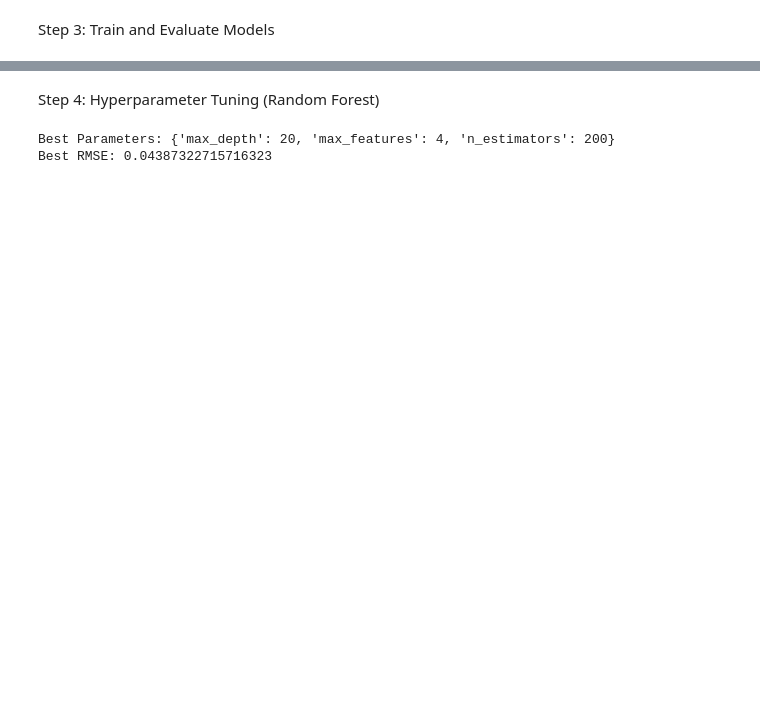
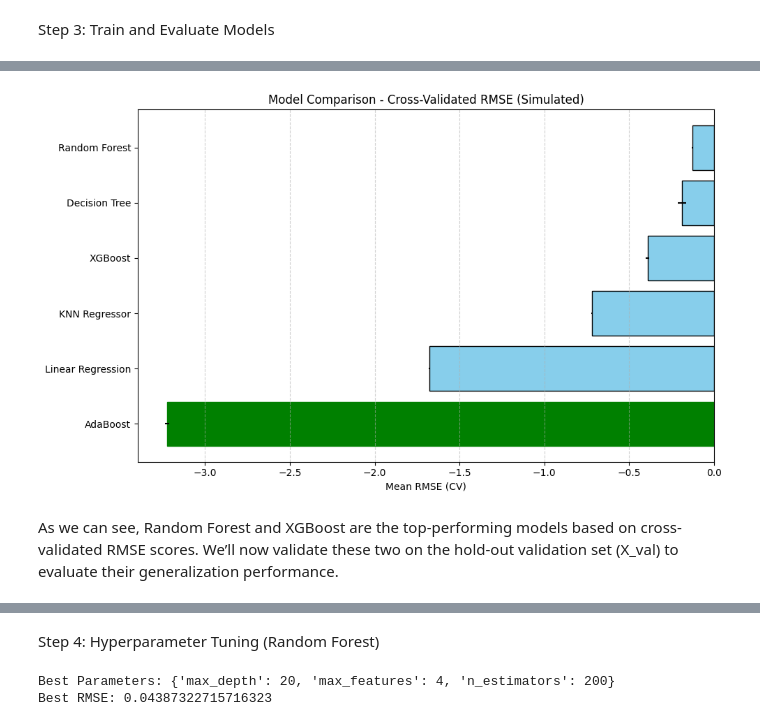
Before and after one commit to malikmati90/ridequick, a Jupyter notebook: ml-model/data-exploration.ipynb, the cells around one changed output, grey strips where cells are left out. Drawn from its saved outputs; the diff is of its cells as text; code cells hidden in the pictures; blank space fills up the shorter version.

Commit message:
Implemented model correctly and exported

```diff
--- a/ml-model/data-exploration.ipynb
+++ b/ml-model/data-exploration.ipynb
@@ -372,7 +387,8 @@ from sklearn.compose import ColumnTransformer
 from sklearn.preprocessing import StandardScaler, OneHotEncoder
 
 # Numerical and categorical columns
-num_attribs = ["distance_km", "duration_min", "passenger_count"]
+# # num_attribs = ["distance_km", "duration_min", "passenger_count"]
+num_attribs = train_df.select_dtypes(include='number').columns.drop("fare_amount")
 cat_attribs = ["is_airport_ride", "is_holiday", "is_night", "is_weekend"]
 
 # Pipelines
@@ -486,0 +439,27 @@ LightGBM
+# %%
+# Models
+models = {
+    "Linear Regression": LinearRegression(),
+    "Decision Tree": DecisionTreeRegressor(random_state=42),
+    "Random Forest": RandomForestRegressor(n_estimators=50, random_state=42, n_jobs=-1),
+    "KNN Regressor": KNeighborsRegressor(n_neighbors=5),
+    "AdaBoost": AdaBoostRegressor(n_estimators=50, learning_rate=0.1, random_state=42),
+    "XGBoost": XGBRegressor(n_estimators=50, learning_rate=0.1, max_depth=5, random_state=42, verbosity=0)
+}
+
+def rmse_cv(model, X, y, cv=5):
+    scores = cross_val_score(model, X, y, scoring="neg_root_mean_squared_error", cv=cv)
+    return -scores
+
+
+# Simulate evaluation
+results = []
+for name, model in models.items():
+    scores = rmse_cv(model, X_train_prepared, y_train)
+    results.append({
+        "Model": name,
+        "Mean RMSE": scores.mean(),
+        "Std Dev": scores.std()
+    })
+
+df_results = pd.DataFrame(results).sort_values("Mean RMSE")
@@ -486,0 +476,14 @@ LightGBM
+# %%
+# Plot
+plt.figure(figsize=(10, 6))
+bars = plt.barh(df_results["Model"], df_results["Mean RMSE"], xerr=df_results["Std Dev"], color="skyblue", edgecolor="black")
+plt.xlabel("Mean RMSE (CV)")
+plt.title("Model Comparison - Cross-Validated RMSE (Simulated)")
+plt.grid(axis="x", linestyle="--", alpha=0.6)
+bars[0].set_color("green")
+plt.tight_layout()
+plt.show()
+# %% [output]
+[figure, added]
+# %% [markdown]
+As we can see, Random Forest and XGBoost are the top-performing models based on cross-validated RMSE scores. We’ll now validate these two on the hold-out validation set (X_val) to evaluate their generalization performance.
```
Also changed, not shown: parts of 18 cells of this notebook.
